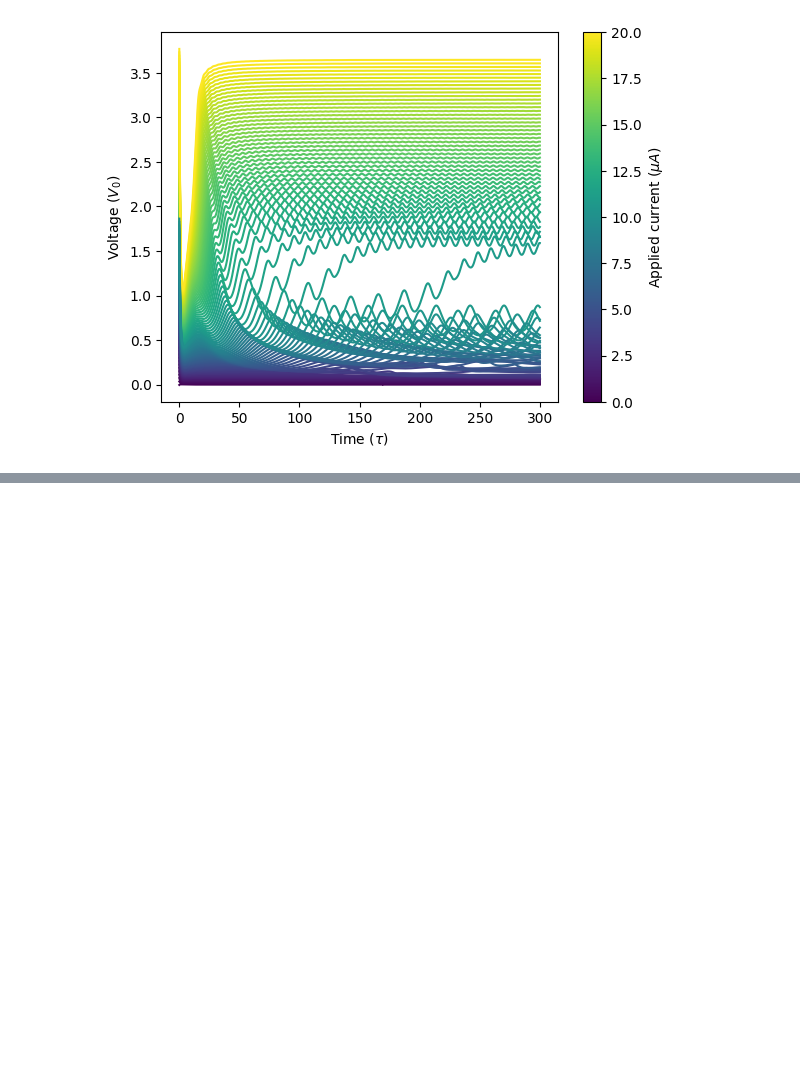
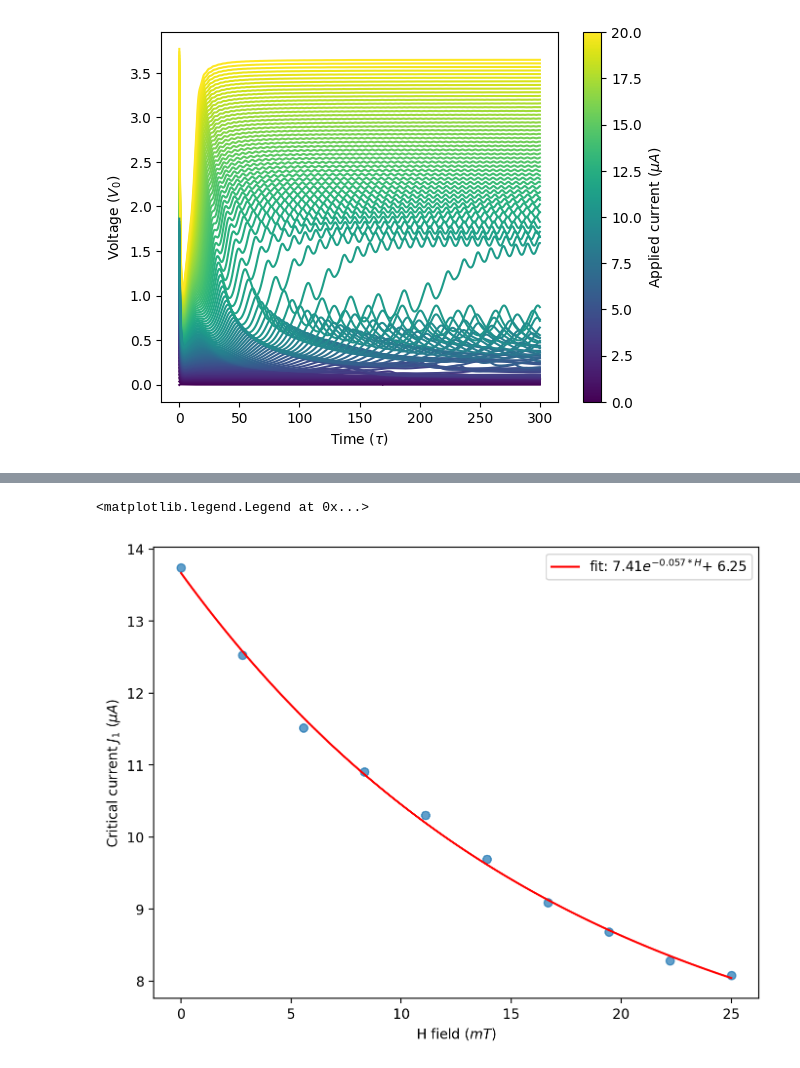
Before and after one commit to nick0413/TDGL_simulation, a Jupyter notebook: H_run.ipynb, the cells around one changed output, grey strips where cells are left out. Drawn from its saved outputs; the diff is of its cells as text; code cells hidden in the pictures; blank space fills up the shorter version.

```diff
--- a/H_run.ipynb
+++ b/H_run.ipynb
@@ -214,0 +222,28 @@ plt.show()
+# %%
+# import numpy as np
+from scipy.optimize import curve_fit
+
+# Define exponential decay function
+def exponential_decay(x, a, b, c):
+    return a * np.exp(-b * x) + c
+
+# Fit the exponential decay to your data
+popt, pcov = curve_fit(exponential_decay, H_data, j1)
+
+# Generate smooth curve for plotting
+H_fit = np.linspace(min(H_data), max(H_data), 100)
+j1_fit = exponential_decay(H_fit, *popt)
+
+plt.figure(figsize=(8, 6), dpi=200)
+plt.scatter(H_data, j1, alpha=0.7)
+# plt.plot(H_data, j1)
+plt.plot(H_fit, j1_fit, 'r', label=r'fit: '+f'{popt[0]:.2f}'+f'$e^{{-{popt[1]:.3f}*H}}$'+f'+ {popt[2]:.2f}')
+plt.xlabel('H field ($mT$)')
+plt.ylabel('Critical current $J_1$ ($\mu A$)')
+plt.legend()
+
+# plt.grid(True, alpha=0.3)
+plt.savefig('plot.bmp', dpi=300, bbox_inches='tight')
+# %% [output]
+<matplotlib.legend.Legend at 0x...>
+[figure, added]
```
Also changed, not shown: parts of 6 cells of this notebook, 6 other files.
